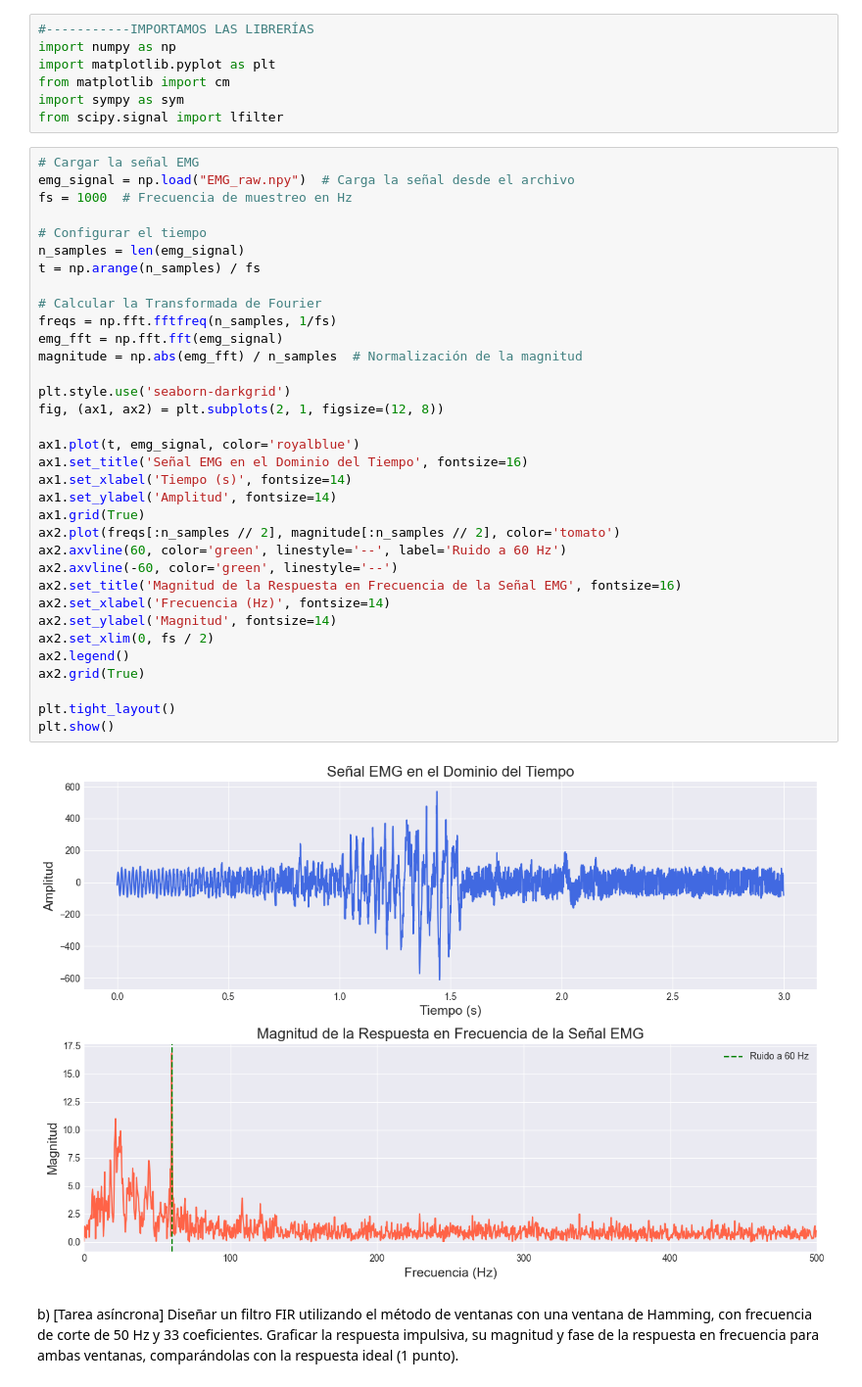
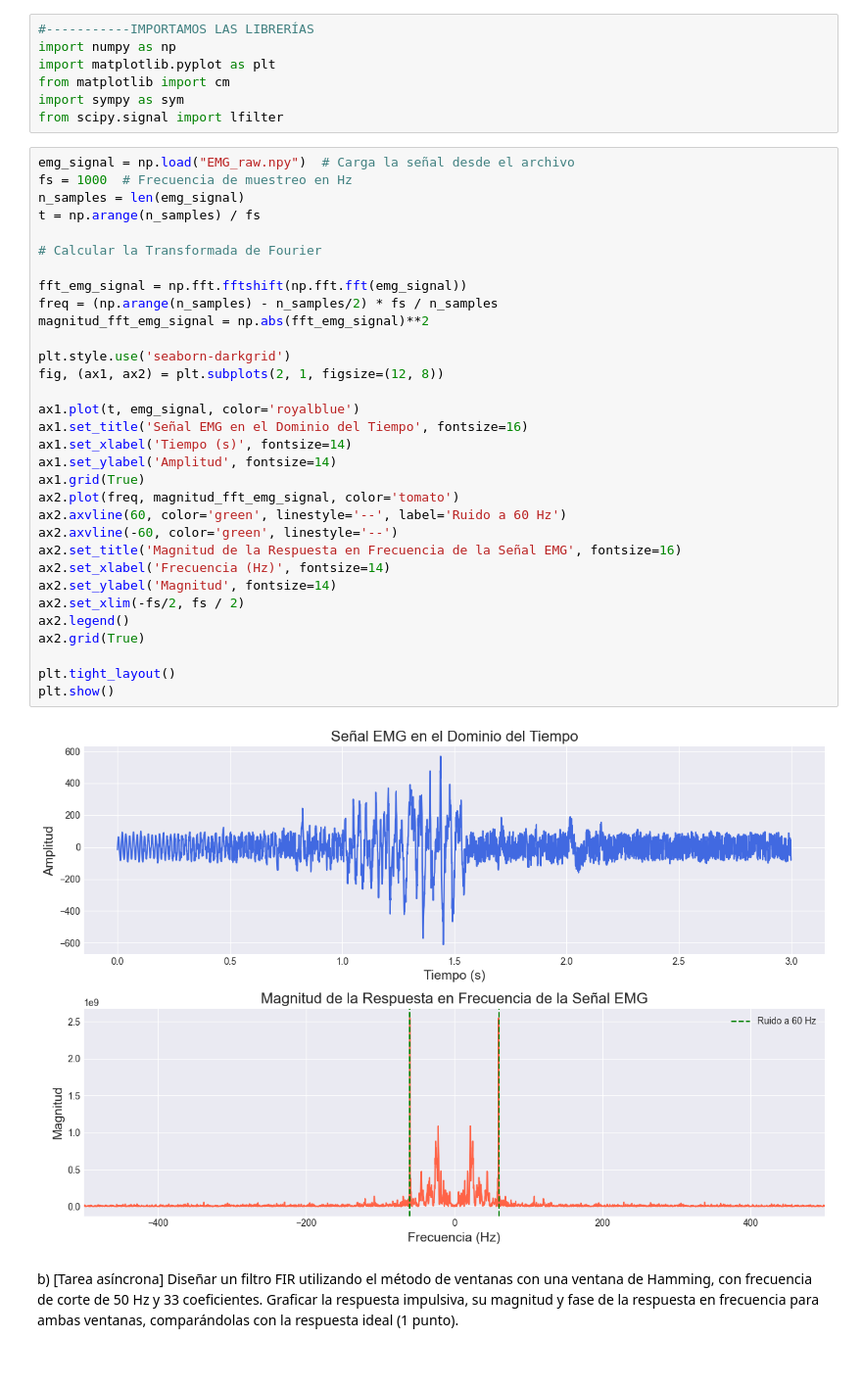
Before and after one commit to ExampleToFollow/PracticasPDS, a Jupyter notebook: Lab4/IP_LAB4_20213704.ipynb, the cells around one changed output. Shown at 98% size. Cells and saved outputs as stored; diff of their text form.

```diff
--- a/Lab4/IP_LAB4_20213704.ipynb
+++ b/Lab4/IP_LAB4_20213704.ipynb
@@ -13,41 +13,39 @@ from matplotlib import cm
 import sympy as sym
 from scipy.signal import lfilter
 # %%
-# Cargar la señal EMG
 emg_signal = np.load("EMG_raw.npy")  # Carga la señal desde el archivo
 fs = 1000  # Frecuencia de muestreo en Hz
-
-# Configurar el tiempo
 n_samples = len(emg_signal)
 t = np.arange(n_samples) / fs
 
 # Calcular la Transformada de Fourier
-freqs = np.fft.fftfreq(n_samples, 1/fs)
-emg_fft = np.fft.fft(emg_signal)
-magnitude = np.abs(emg_fft) / n_samples  # Normalización de la magnitud
+
+fft_emg_signal = np.fft.fftshift(np.fft.fft(emg_signal))
+freq = (np.arange(n_samples) - n_samples/2) * fs / n_samples
+magnitud_fft_emg_signal = np.abs(fft_emg_signal)**2
 
 plt.style.use('seaborn-darkgrid')
 fig, (ax1, ax2) = plt.subplots(2, 1, figsize=(12, 8))
 
 ax1.plot(t, emg_signal, color='royalblue')
 ax1.set_title('Señal EMG en el Dominio del Tiempo', fontsize=16)
 ax1.set_xlabel('Tiempo (s)', fontsize=14)
 ax1.set_ylabel('Amplitud', fontsize=14)
 ax1.grid(True)
-ax2.plot(freqs[:n_samples // 2], magnitude[:n_samples // 2], color='tomato')
+ax2.plot(freq, magnitud_fft_emg_signal, color='tomato')
 ax2.axvline(60, color='green', linestyle='--', label='Ruido a 60 Hz')
 ax2.axvline(-60, color='green', linestyle='--')
 ax2.set_title('Magnitud de la Respuesta en Frecuencia de la Señal EMG', fontsize=16)
 ax2.set_xlabel('Frecuencia (Hz)', fontsize=14)
 ax2.set_ylabel('Magnitud', fontsize=14)
-ax2.set_xlim(0, fs / 2)
+ax2.set_xlim(-fs/2, fs / 2)
 ax2.legend()
 ax2.grid(True)
 
 plt.tight_layout()
 plt.show()
 # %% [output]
-[figure, old version]
+[figure, new version]
 # %% [markdown]
 b) [Tarea asíncrona] Diseñar un filtro FIR utilizando el método de ventanas con una ventana de
 Hamming, con frecuencia de corte de 50 Hz y 33 coeficientes. Graficar la respuesta impulsiva, su
```
Also changed, not shown: parts of 3 cells of this notebook.
